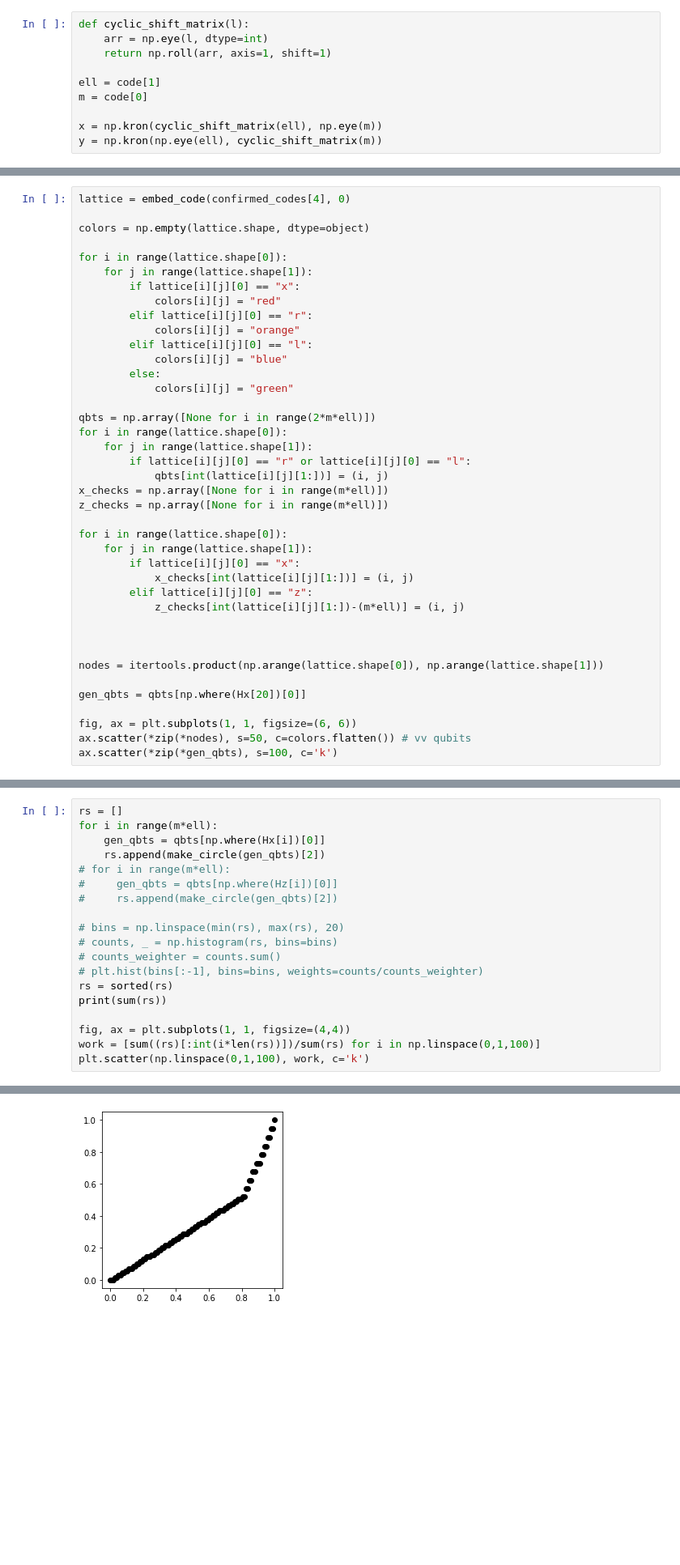
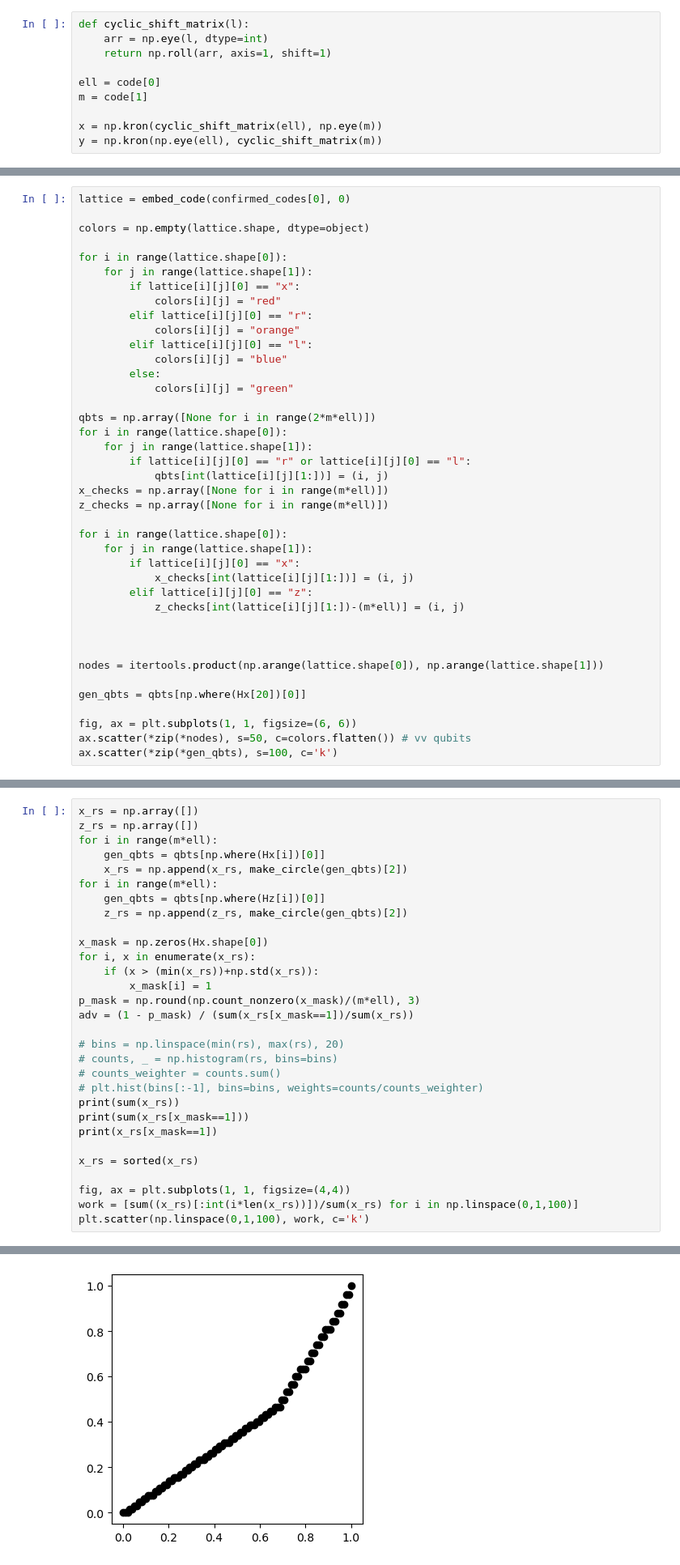
Before and after one commit to noahberthusen/qecc_routing, a Jupyter notebook: src_py/quasi-cyclic/quasi-cyclic.ipynb, the cells around one changed output, grey strips where cells are left out. Shown: that part at 81% size. Saved outputs shown, nothing was run; the diff lists cells and outputs as text; blank space fills up the shorter version.

```diff
--- a/src_py/quasi-cyclic/quasi-cyclic.ipynb
+++ b/src_py/quasi-cyclic/quasi-cyclic.ipynb
@@ -35,8 +39,8 @@ def cyclic_shift_matrix(l):
     arr = np.eye(l, dtype=int)
     return np.roll(arr, axis=1, shift=1)
 
-ell = code[1]
-m = code[0]
+ell = code[0]
+m = code[1]
 
 x = np.kron(cyclic_shift_matrix(ell), np.eye(m))
 y = np.kron(np.eye(ell), cyclic_shift_matrix(m))
@@ -221,5 +232,5 @@ for c,code in enumerate(confirmed_codes):
 # %%
-lattice = embed_code(confirmed_codes[4], 0)
+lattice = embed_code(confirmed_codes[0], 0)
 
 colors = np.empty(lattice.shape, dtype=object)
 
@@ -322,20 +315,31 @@ for i in range(m*ell):
 # %%
-rs = []
+x_rs = np.array([])
+z_rs = np.array([])
 for i in range(m*ell):
     gen_qbts = qbts[np.where(Hx[i])[0]]
-    rs.append(make_circle(gen_qbts)[2])
-# for i in range(m*ell):
-#     gen_qbts = qbts[np.where(Hz[i])[0]]
-#     rs.append(make_circle(gen_qbts)[2])
+    x_rs = np.append(x_rs, make_circle(gen_qbts)[2])
+for i in range(m*ell):
+    gen_qbts = qbts[np.where(Hz[i])[0]]
+    z_rs = np.append(z_rs, make_circle(gen_qbts)[2])
+
+x_mask = np.zeros(Hx.shape[0])
+for i, x in enumerate(x_rs):
+    if (x > (min(x_rs))+np.std(x_rs)):
+        x_mask[i] = 1
+p_mask = np.round(np.count_nonzero(x_mask)/(m*ell), 3)
+adv = (1 - p_mask) / (sum(x_rs[x_mask==1])/sum(x_rs))
 
 # bins = np.linspace(min(rs), max(rs), 20)
 # counts, _ = np.histogram(rs, bins=bins)
 # counts_weighter = counts.sum()
 # plt.hist(bins[:-1], bins=bins, weights=counts/counts_weighter)
-rs = sorted(rs)
-print(sum(rs))
+print(sum(x_rs))
+print(sum(x_rs[x_mask==1]))
+print(x_rs[x_mask==1])
+
+x_rs = sorted(x_rs)
 
 fig, ax = plt.subplots(1, 1, figsize=(4,4))
-work = [sum((rs)[:int(i*len(rs))])/sum(rs) for i in np.linspace(0,1,100)]
+work = [sum((x_rs)[:int(i*len(x_rs))])/sum(x_rs) for i in np.linspace(0,1,100)]
 plt.scatter(np.linspace(0,1,100), work, c='k')
 # %% [output]
@@ -343,5 +351,5 @@ plt.scatter(np.linspace(0,1,100), work, c='k')
 <matplotlib.collections.PathCollection at 0x...>
-[figure, old version]
+[figure, new version]
 # %%
 arr = []
 for i, x in enumerate(x_rs):
```
Also changed, not shown: parts of 16 cells of this notebook, 18 other files.
